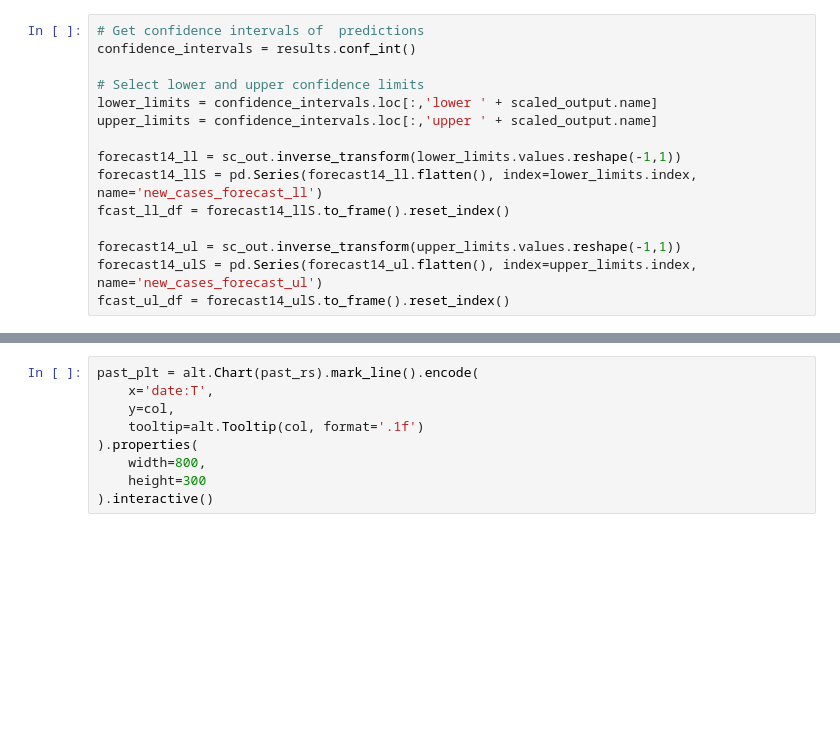
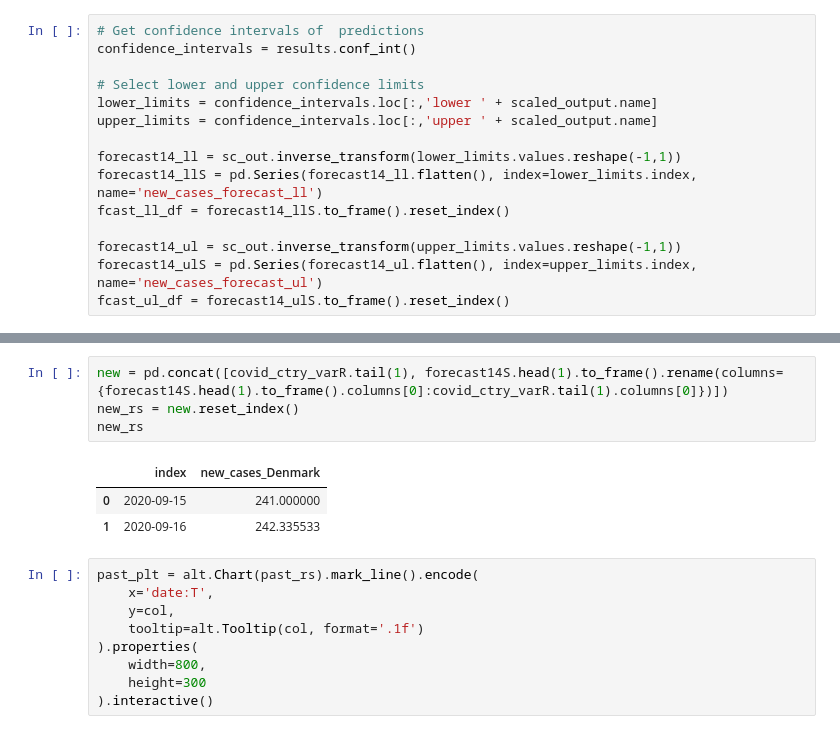
Before and after one commit to martaarozarena/KSchool-Master-Final-Project, a Jupyter notebook: testingStream.ipynb, the cells around one changed output, grey strips where cells are left out. Saved outputs shown, nothing was run; the diff lists cells and outputs as text; blank space fills up the shorter version.

```diff
--- a/testingStream.ipynb
+++ b/testingStream.ipynb
@@ -155,3 +171,11 @@ conf_int
+# %%
+new = pd.concat([covid_ctry_varR.tail(1), forecast14S.head(1).to_frame().rename(columns={forecast14S.head(1).to_frame().columns[0]:covid_ctry_varR.tail(1).columns[0]})])
+new_rs = new.reset_index()
+new_rs
+# %% [output]
+|  | index | new_cases_Denmark |
+| 0 | 2020-09-15 | 241.000000 |
+| 1 | 2020-09-16 | 242.335533 |
 # %%
 past_plt = alt.Chart(past_rs).mark_line().encode(
     x='date:T',
```
Also changed, not shown: parts of 12 cells of this notebook, 1 other file.
